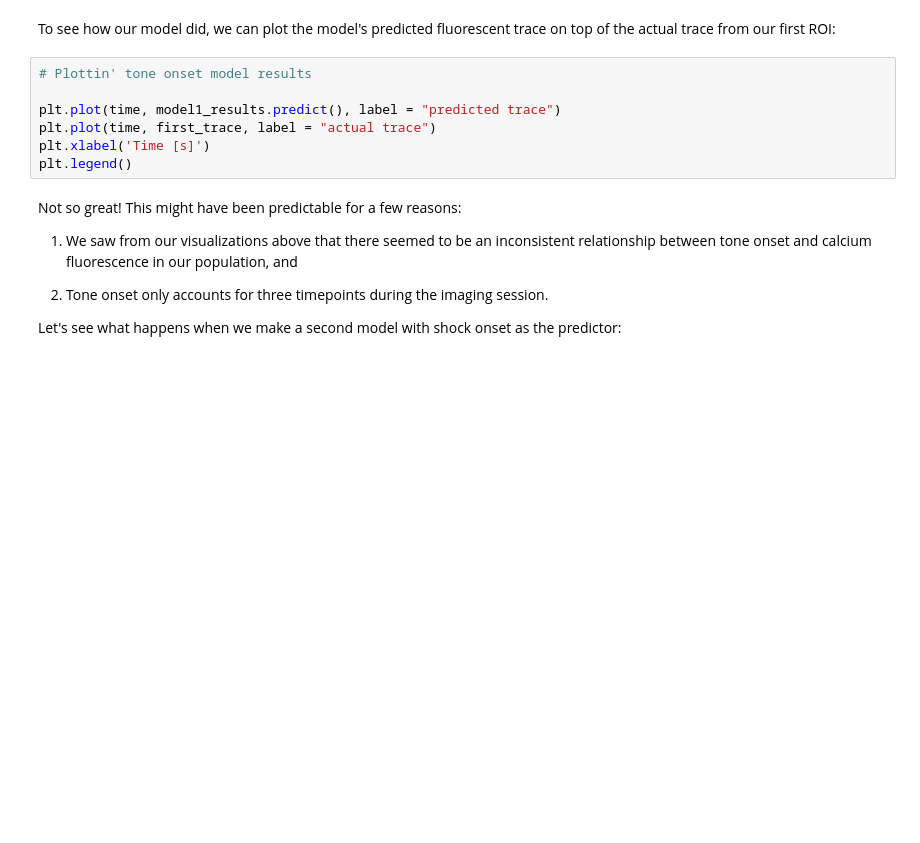
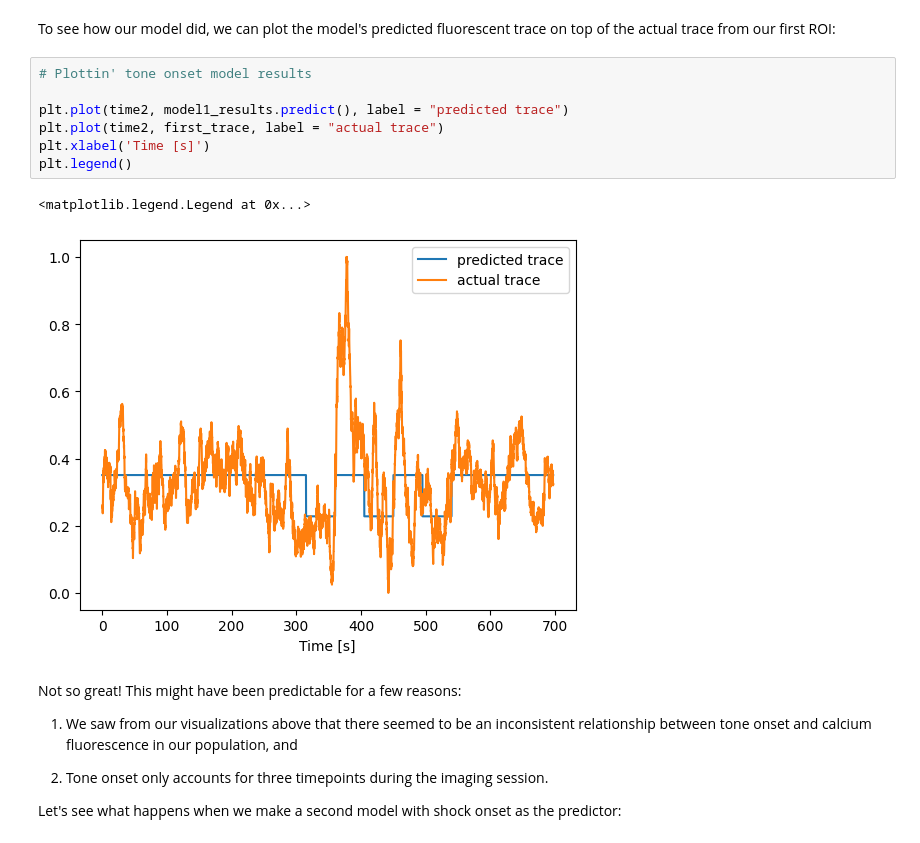
Before and after one commit to zoyaholin/Neur265HOLIN, a Jupyter notebook: 04_12_23.ipynb, the cells around one changed output. Cells and saved outputs as stored; diff of their text form; blank space fills up the shorter version.

```diff
--- a/04_12_23.ipynb
+++ b/04_12_23.ipynb
@@ -470,10 +475,13 @@ To see how our model did, we can plot the model's predicted fluorescent trace on
 # %%
 # Plottin' tone onset model results
 
-plt.plot(time, model1_results.predict(), label = "predicted trace")
-plt.plot(time, first_trace, label = "actual trace")
+plt.plot(time2, model1_results.predict(), label = "predicted trace")
+plt.plot(time2, first_trace, label = "actual trace")
 plt.xlabel('Time [s]')
 plt.legend()
+# %% [output]
+<matplotlib.legend.Legend at 0x...>
+[figure, added]
 # %% [markdown]
 Not so great! This might have been predictable for a few reasons:
 
```
Also changed, not shown: parts of 8 cells of this notebook.
